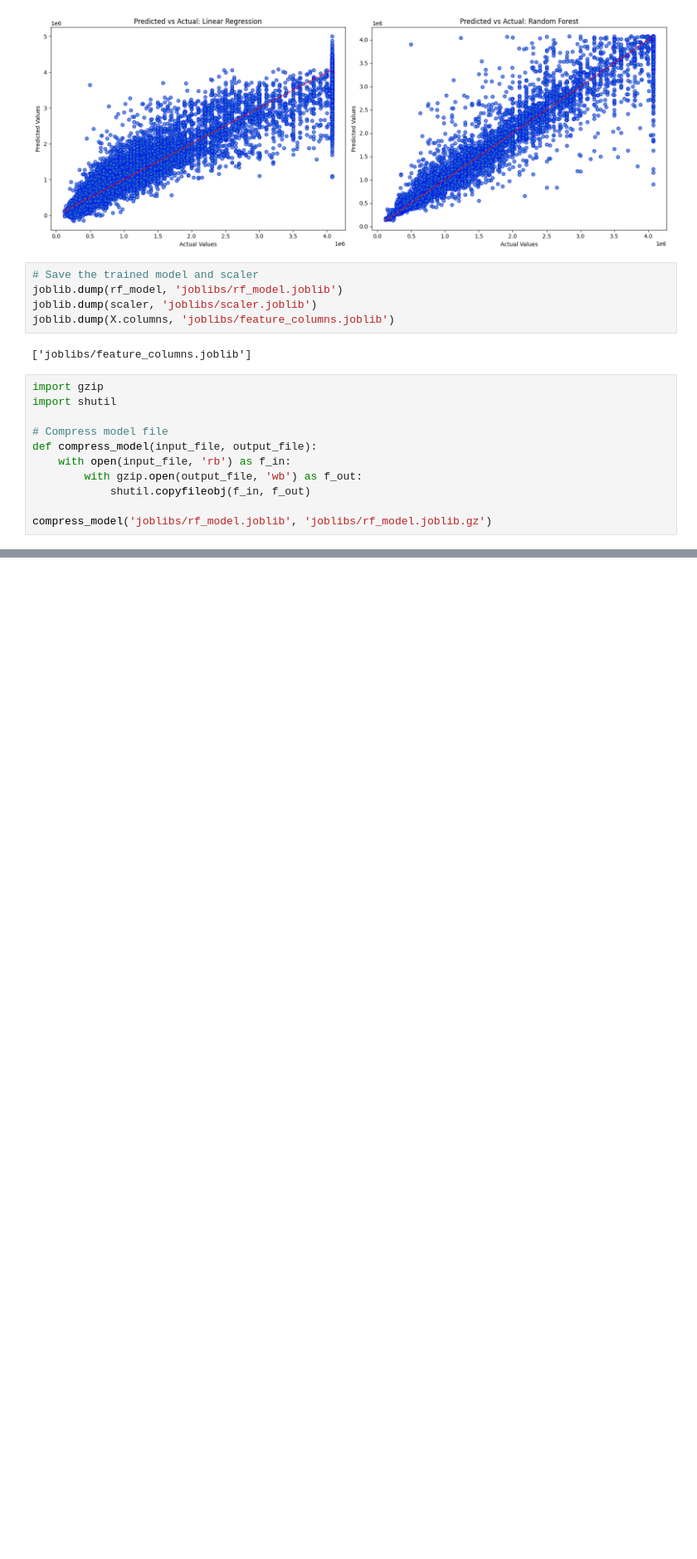
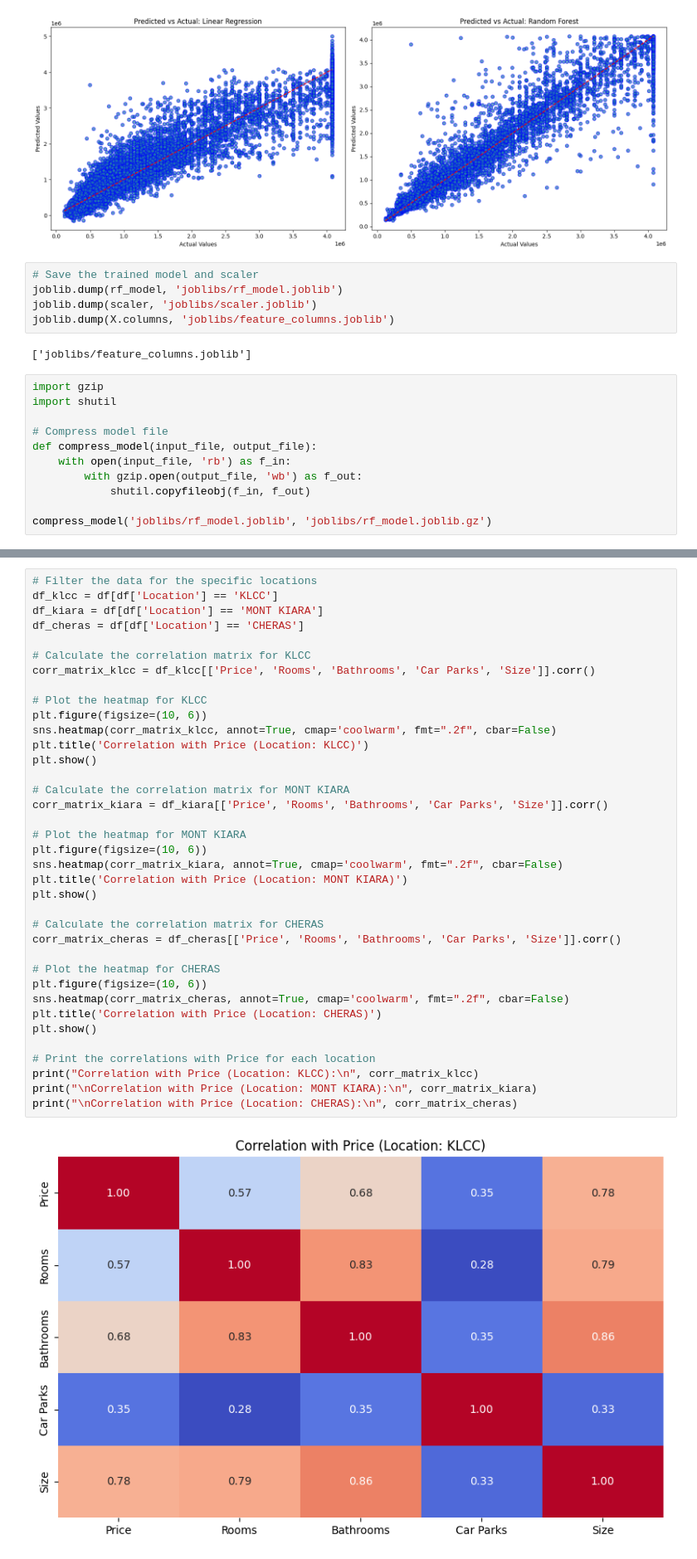
Before and after one commit to lhadi18/kuala-lumpur-house-price-prediction, a Jupyter notebook: machine_learning_model.ipynb, the cells around one changed output, grey strips where cells are left out. Shown at 83% size. Saved outputs shown, nothing was run; the diff lists cells and outputs as text; blank space fills up the shorter version.

```diff
--- a/machine_learning_model.ipynb
+++ b/machine_learning_model.ipynb
@@ -641,0 +668,39 @@ plt.show()
+# %%
+# Filter the data for the specific locations
+df_klcc = df[df['Location'] == 'KLCC']
+df_kiara = df[df['Location'] == 'MONT KIARA']
+df_cheras = df[df['Location'] == 'CHERAS']
+
+# Calculate the correlation matrix for KLCC
+corr_matrix_klcc = df_klcc[['Price', 'Rooms', 'Bathrooms', 'Car Parks', 'Size']].corr()
+
+# Plot the heatmap for KLCC
+plt.figure(figsize=(10, 6))
+sns.heatmap(corr_matrix_klcc, annot=True, cmap='coolwarm', fmt=".2f", cbar=False)
+plt.title('Correlation with Price (Location: KLCC)')
+plt.show()
+
+# Calculate the correlation matrix for MONT KIARA
+corr_matrix_kiara = df_kiara[['Price', 'Rooms', 'Bathrooms', 'Car Parks', 'Size']].corr()
+
+# Plot the heatmap for MONT KIARA
+plt.figure(figsize=(10, 6))
+sns.heatmap(corr_matrix_kiara, annot=True, cmap='coolwarm', fmt=".2f", cbar=False)
+plt.title('Correlation with Price (Location: MONT KIARA)')
+plt.show()
+
+# Calculate the correlation matrix for CHERAS
+corr_matrix_cheras = df_cheras[['Price', 'Rooms', 'Bathrooms', 'Car Parks', 'Size']].corr()
+
+# Plot the heatmap for CHERAS
+plt.figure(figsize=(10, 6))
+sns.heatmap(corr_matrix_cheras, annot=True, cmap='coolwarm', fmt=".2f", cbar=False)
+plt.title('Correlation with Price (Location: CHERAS)')
+plt.show()
+
+# Print the correlations with Price for each location
+print("Correlation with Price (Location: KLCC):\n", corr_matrix_klcc)
+print("\nCorrelation with Price (Location: MONT KIARA):\n", corr_matrix_kiara)
+print("\nCorrelation with Price (Location: CHERAS):\n", corr_matrix_cheras)
+# %% [output]
+[figure, added]
```
Also changed, not shown: parts of 2 cells of this notebook, 1 other file.
